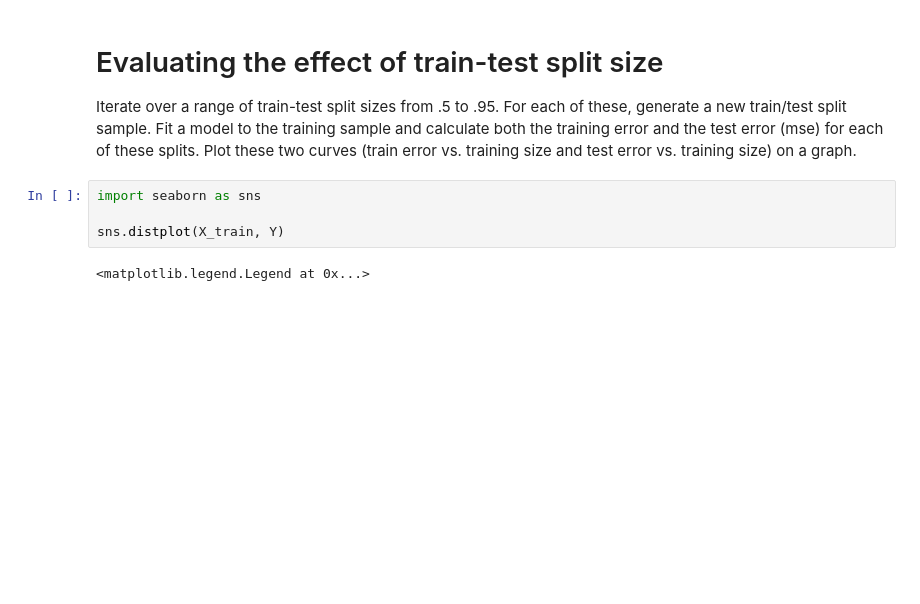
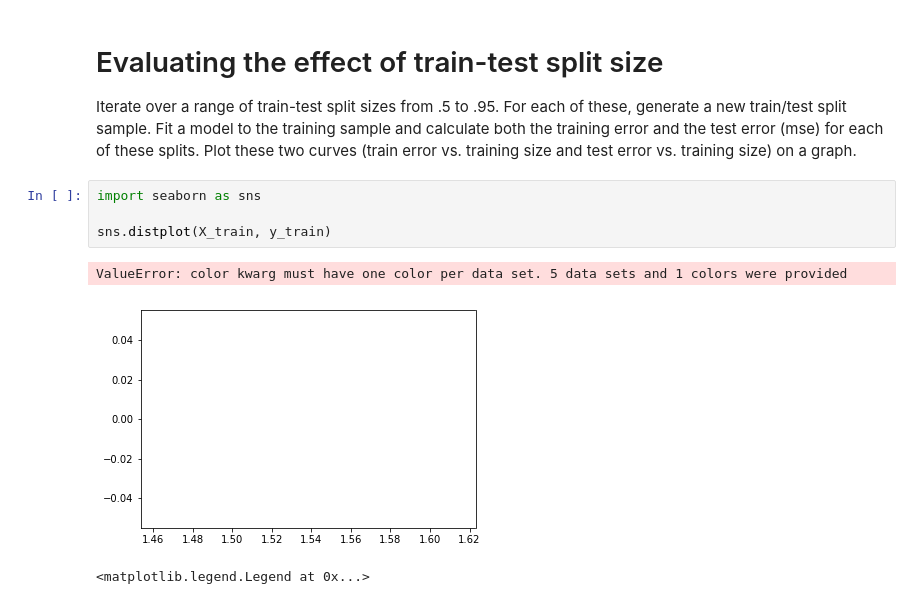
Before and after one commit to jnawjux/dsc-1-11-15-regression-model-validation-lab-seattle-ds-career-040119, a Jupyter notebook: index.ipynb, the cells around one changed output. Drawn from its saved outputs; the diff is of its cells as text; blank space fills up the shorter version.

```diff
--- a/index.ipynb
+++ b/index.ipynb
@@ -90,7 +90,10 @@ Iterate over a range of train-test split sizes from .5 to .95. For each of these
 # %%
 import seaborn as sns
 
-sns.distplot(X_train, Y)
+sns.distplot(X_train, y_train)
+# %% [output]
+ValueError: color kwarg must have one color per data set. 5 data sets and 1 colors were provided
+[figure, added]
 # %%
 # %% [output]
 <matplotlib.legend.Legend at 0x...>
```
